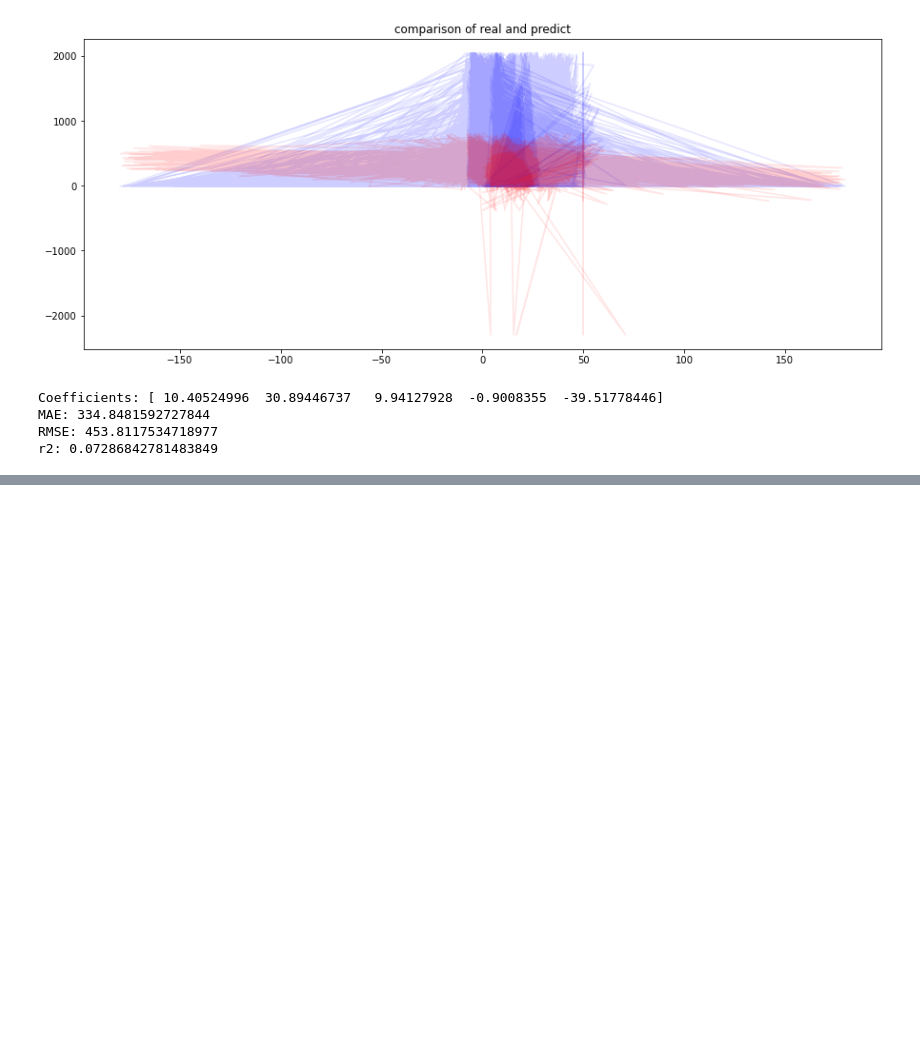
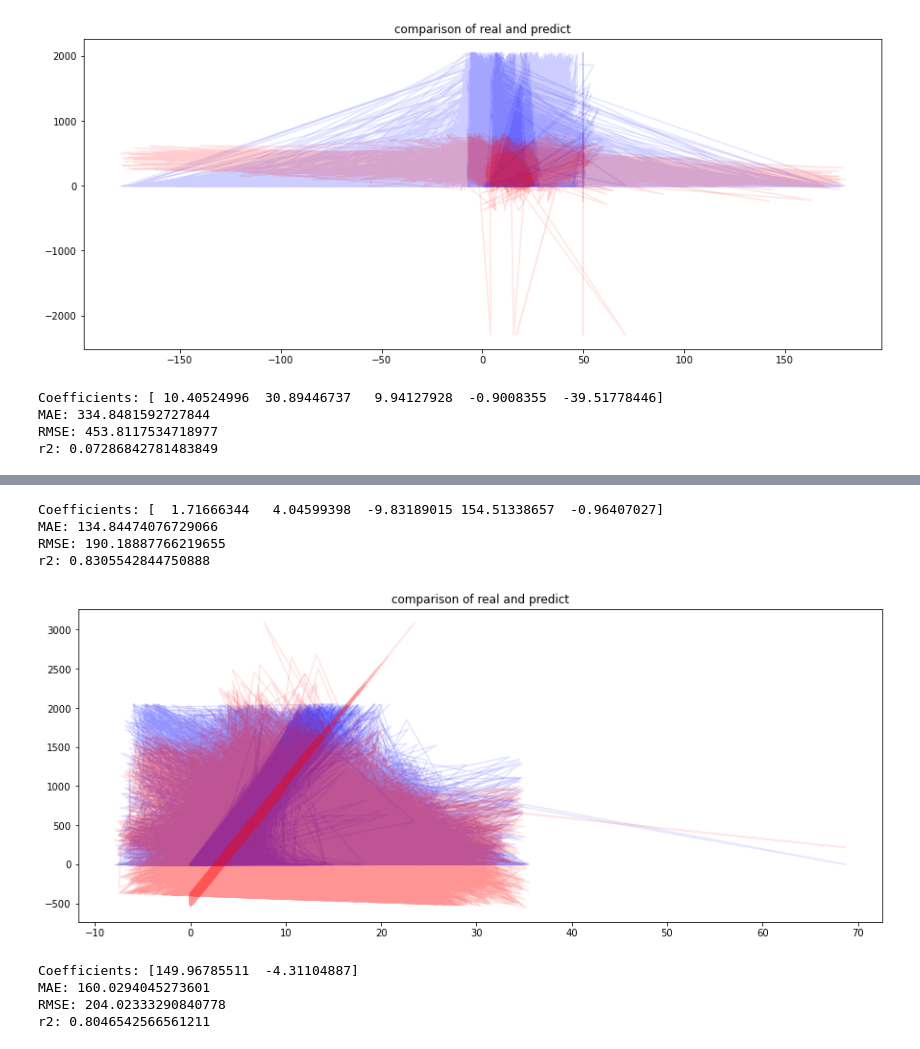
Before and after one commit to jo997/BA-WindPowerForecasting, a Jupyter notebook: JupyterNotebooks/LinearRegression.ipynb, the cells around one changed output, grey strips where cells are left out. Cells and saved outputs as stored; diff of their text form; code cells hidden in the pictures; blank space fills up the shorter version.

```diff
--- a/JupyterNotebooks/LinearRegression.ipynb
+++ b/JupyterNotebooks/LinearRegression.ipynb
@@ -342,0 +382,13 @@ r2: 0.07286842781483849
+# %%
+print('Coefficients:', model.coef_)
+y_pred7 = abs(LinR.predict(x_test7))
+print("MAE: {}".format(np.abs(y_test7-y_pred7).mean()))
+print("RMSE: {}".format(np.sqrt(((y_test7-y_pred7)**2).mean())))
+from sklearn.metrics import r2_score
+r2 = r2_score(y_test7, y_pred7)
+print("r2: {}".format(r2))
+# %% [output]
+Coefficients: [  1.71666344   4.04599398  -9.83189015 154.51338657  -0.96407027]
+MAE: 134.84474076729066
+RMSE: 190.18887766219655
+r2: 0.8305542844750888
@@ -342,0 +400,41 @@ r2: 0.07286842781483849
+# %%
+selected_columns = data[["P_avg","Ws_avg","Ot_avg"]]
+df8 = selected_columns.copy()
+df8.dropna(axis = 0, how ='any', inplace=True)
+df8 = df8[df8['P_avg'].notna()]
+df8 = df8[df8['Ws_avg'].notna()]
+df8 = df8[df8['Ot_avg'].notna()]
+
+x8 = df8[["Ws_avg","Ot_avg"]]
+y8 = df8['P_avg']
+# %%
+from sklearn.model_selection import train_test_split
+# splitting the data
+x_train8, x_test8, y_train8, y_test8 = train_test_split(x8, y8, test_size = 0.2, random_state = 42)
+
+from sklearn import linear_model
+LinR = linear_model.LinearRegression()
+# fitting the training data
+model = LinR.fit(x_train8,y_train8)
+# %%
+plt.plot(x_test8.values, y_test8.values, color = 'blue', alpha=0.1)
+plt.plot(x_test8.values, LinR.predict(x_test8.values), color = 'red', alpha=0.1)
+plt.title('comparison of real and predict')
+plt.xlabel('')
+plt.ylabel('')
+plt.show()
+# %% [output]
+[figure, added]
+# %%
+print('Coefficients:', model.coef_)
+y_pred8 = abs(LinR.predict(x_test8))
+print("MAE: {}".format(np.abs(y_test8-y_pred8).mean()))
+print("RMSE: {}".format(np.sqrt(((y_test8-y_pred8)**2).mean())))
+from sklearn.metrics import r2_score
+r2 = r2_score(y_test8, y_pred8)
+print("r2: {}".format(r2))
+# %% [output]
+Coefficients: [149.96785511  -4.31104887]
+MAE: 160.0294045273601
+RMSE: 204.02333290840778
+r2: 0.8046542566561211
```
Also changed, not shown: parts of 15 cells of this notebook, 2 other files.
